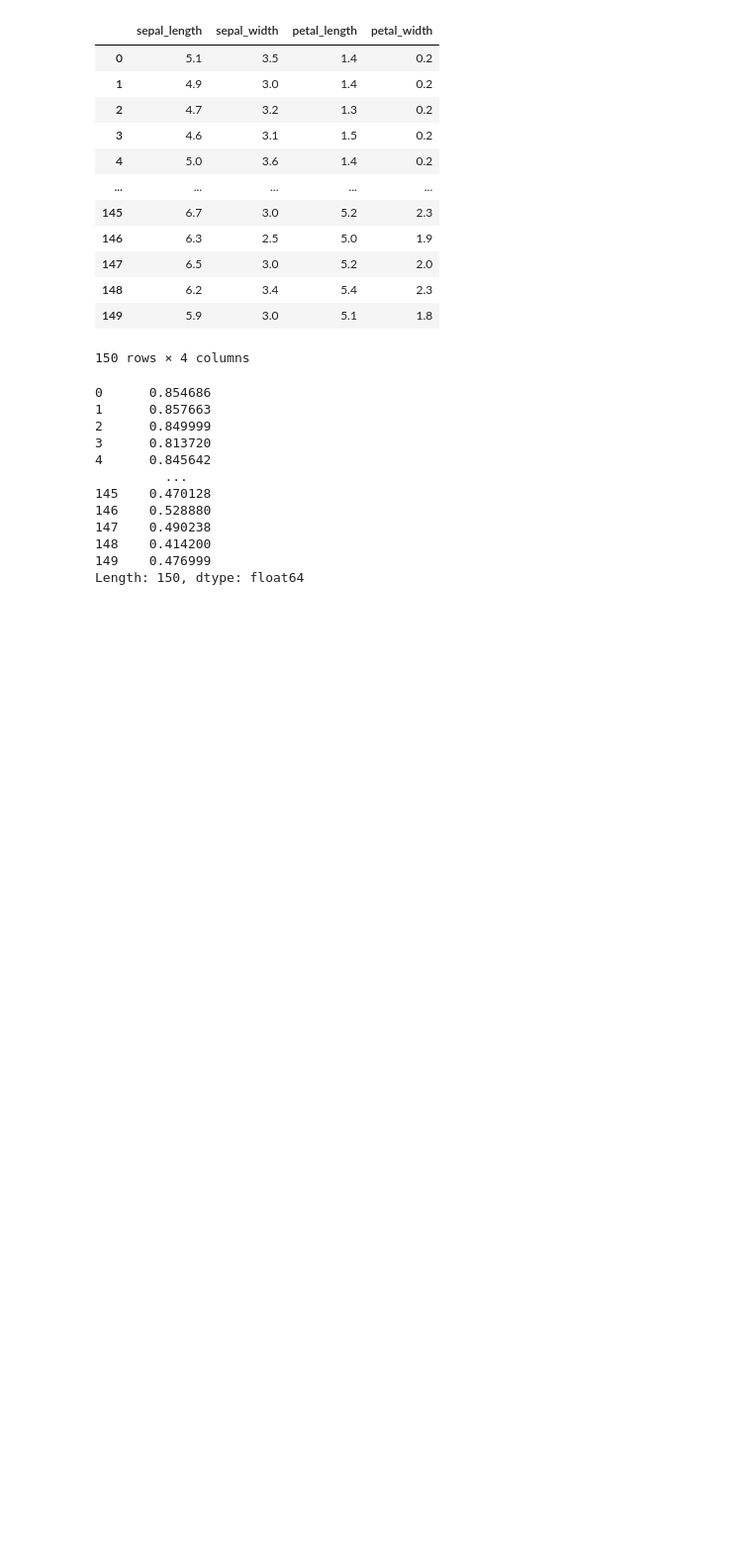
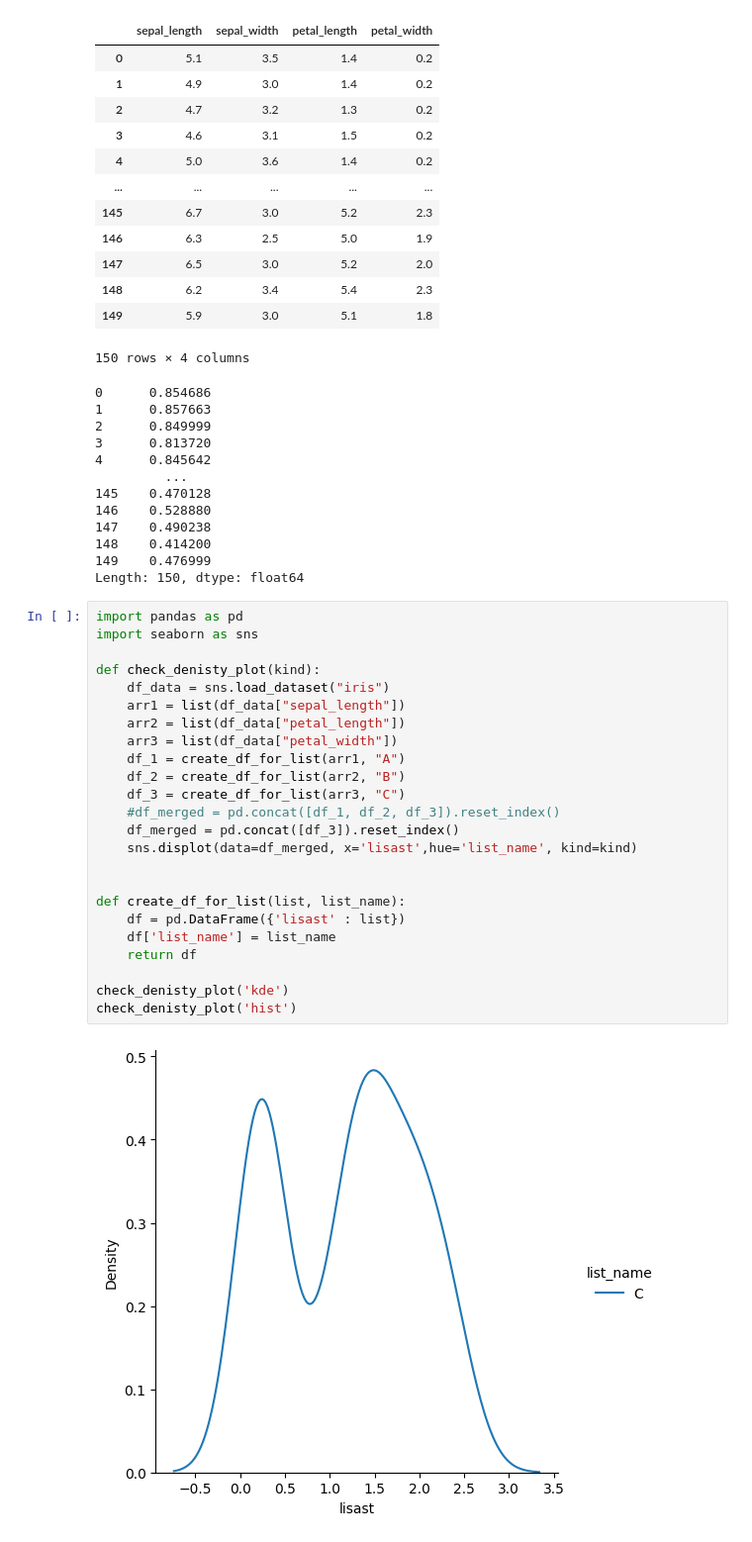
Before and after one commit to MannLabs/directlfq, a Jupyter notebook: 12_benchmarking.ipynb, the cells around one changed output. Shown at 99% size. Drawn from its saved outputs; the diff is of its cells as text; blank space fills up the shorter version.

```diff
--- a/12_benchmarking.ipynb
+++ b/12_benchmarking.ipynb
@@ -841,3 +841,29 @@ def check_cv_calculation_along_a_dataframe_axis():
 148    0.414200
 149    0.476999
 Length: 150, dtype: float64
+# %%
+import pandas as pd
+import seaborn as sns
+
+def check_denisty_plot(kind):
+    df_data = sns.load_dataset("iris")
+    arr1 = list(df_data["sepal_length"])
+    arr2 = list(df_data["petal_length"])
+    arr3 = list(df_data["petal_width"])
+    df_1 = create_df_for_list(arr1, "A")
+    df_2 = create_df_for_list(arr2, "B")
+    df_3 = create_df_for_list(arr3, "C")
+    #df_merged = pd.concat([df_1, df_2, df_3]).reset_index()
+    df_merged = pd.concat([df_3]).reset_index()
+    sns.displot(data=df_merged, x='lisast',hue='list_name', kind=kind)
+
+
+def create_df_for_list(list, list_name):
+    df = pd.DataFrame({'lisast' : list})
+    df['list_name'] = list_name
+    return df
+
+check_denisty_plot('kde')
+check_denisty_plot('hist')
+# %% [output]
+[figure, added]
```
Also changed, not shown: parts of 3 cells of this notebook, 12 other files.
